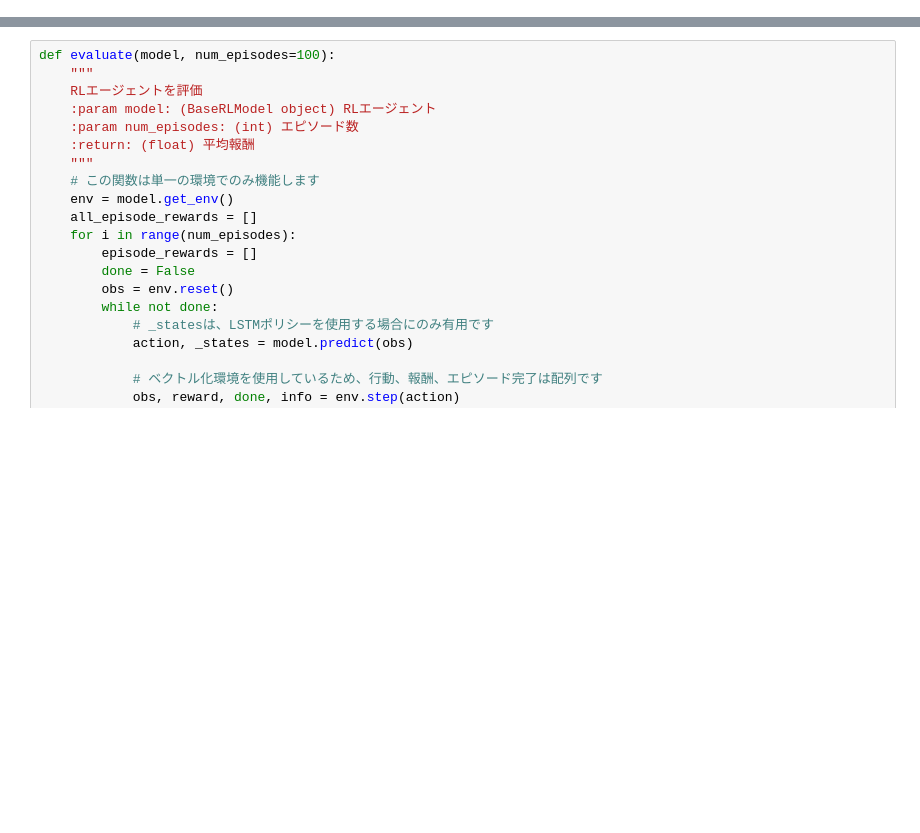
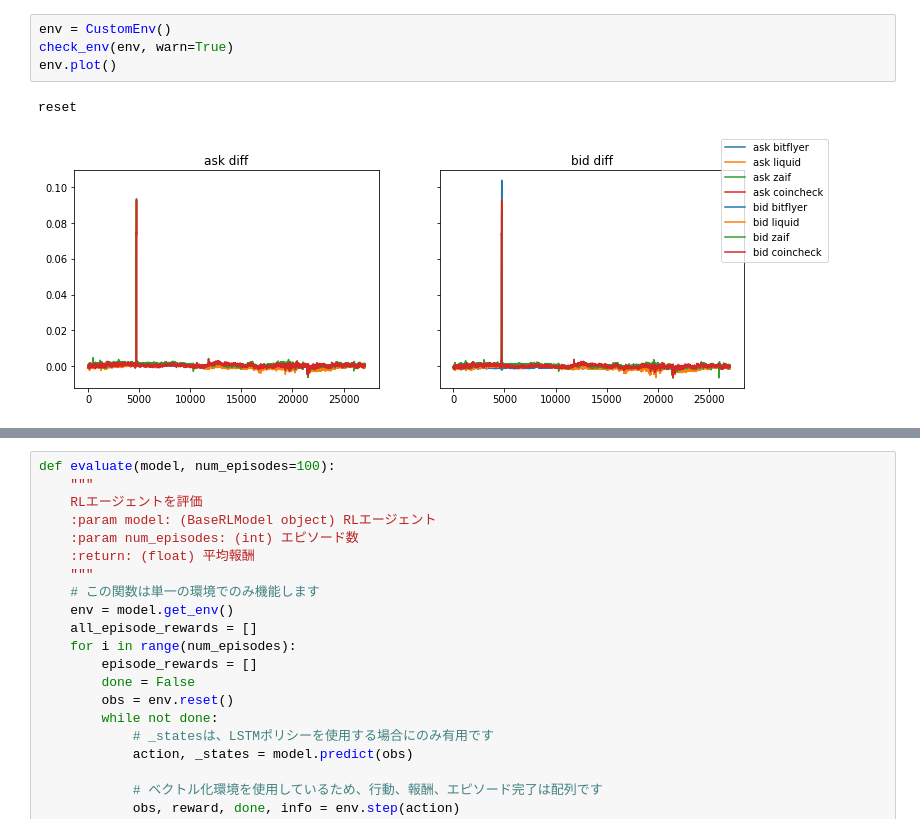
Before and after one commit to s-en/btcviewer, a Jupyter notebook: baseline.ipynb, the cells around one changed output, grey strips where cells are left out. Drawn from its saved outputs; the diff is of its cells as text; blank space fills up the shorter version.

```diff
--- a/baseline.ipynb
+++ b/baseline.ipynb
@@ -14,0 +296,7 @@ from datetime import datetime
+# %%
+env = CustomEnv()
+check_env(env, warn=True)
+env.plot()
+# %% [output]
+reset
+[figure, added]
```
Also changed, not shown: parts of 15 cells of this notebook.
